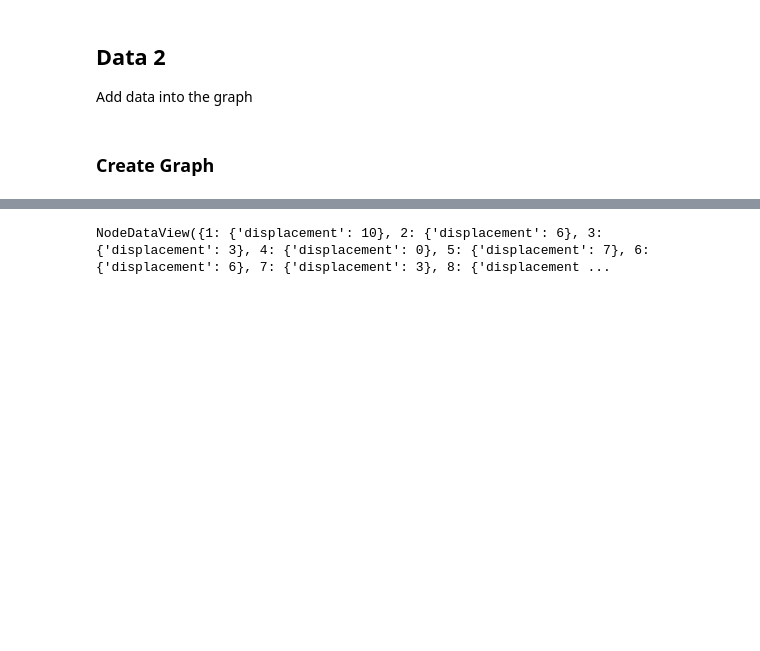
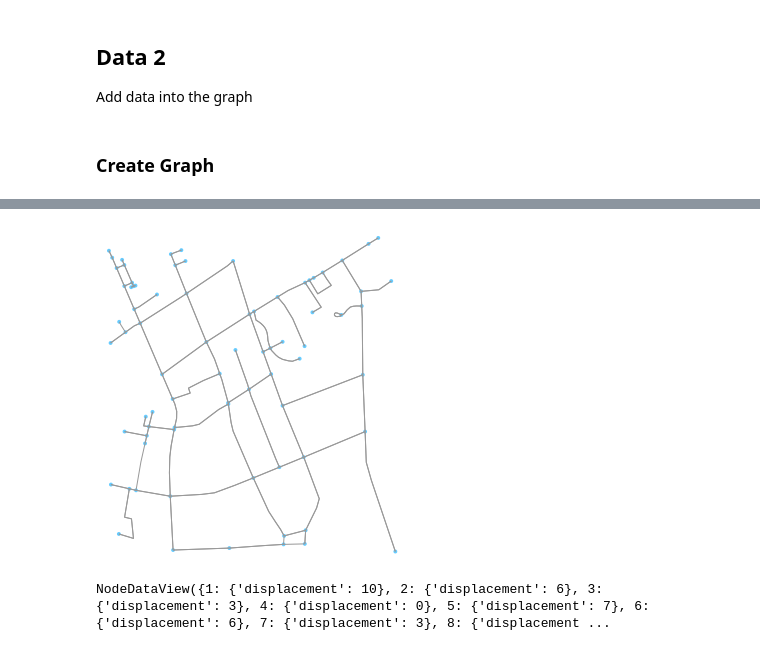
Before and after one commit to umadesai/LISA, a Jupyter notebook: OSMnx Exploration/intersection graph construction.ipynb, the cells around one changed output, grey strips where cells are left out. Cells and saved outputs as stored; diff of their text form; code cells hidden in the pictures; blank space fills up the shorter version.

```diff
--- a/OSMnx Exploration/intersection graph construction.ipynb
+++ b/OSMnx Exploration/intersection graph construction.ipynb
@@ -270,3 +260,7 @@ ox.plot_graph(G);
+# %%
+ox.plot_graph(bbox_graph);
+# %% [output]
+[figure, added]
 # %%
 def create_test_graph():
     G = nx.DiGraph()
```
Also changed, not shown: parts of 8 cells of this notebook.
